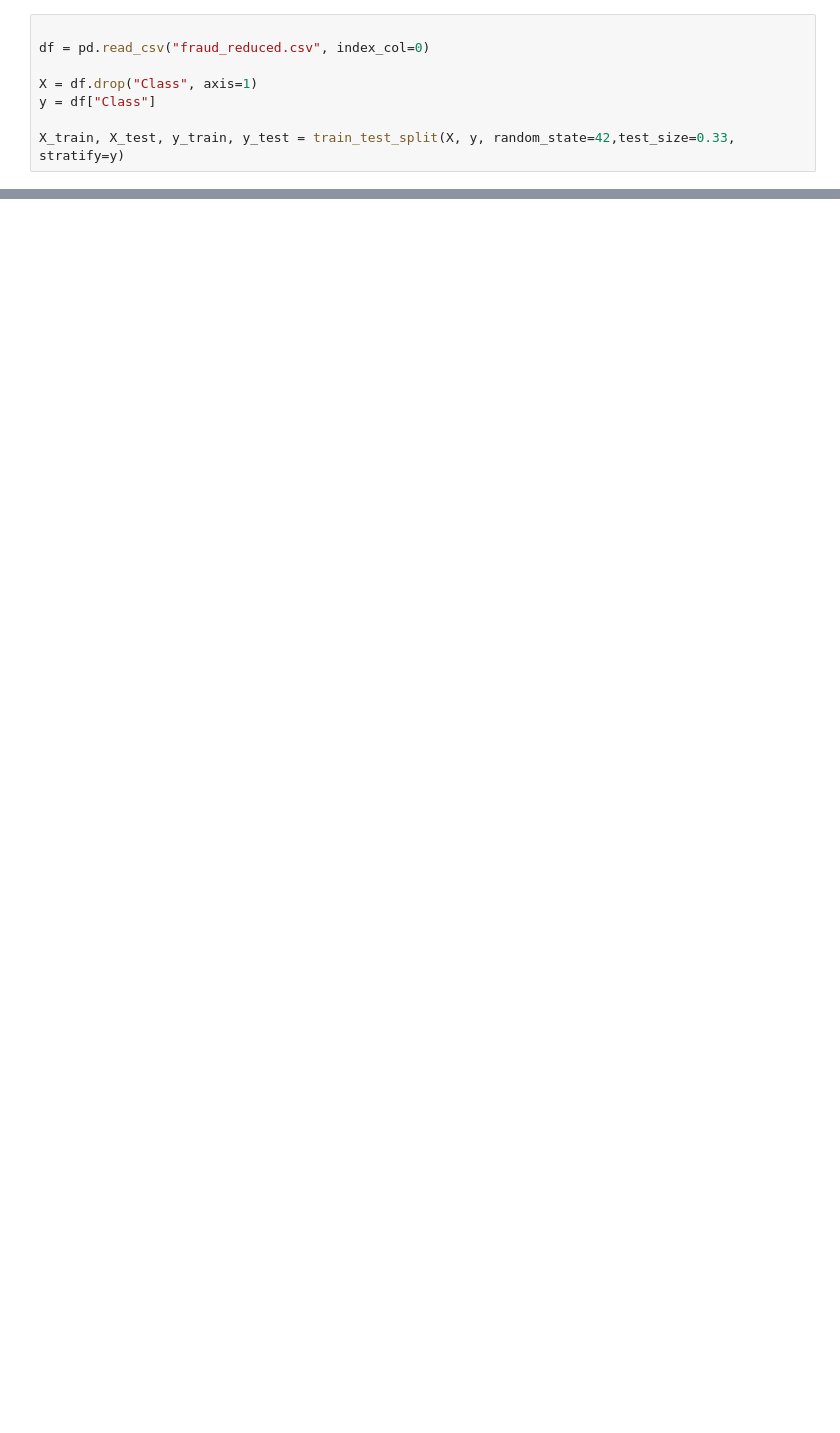
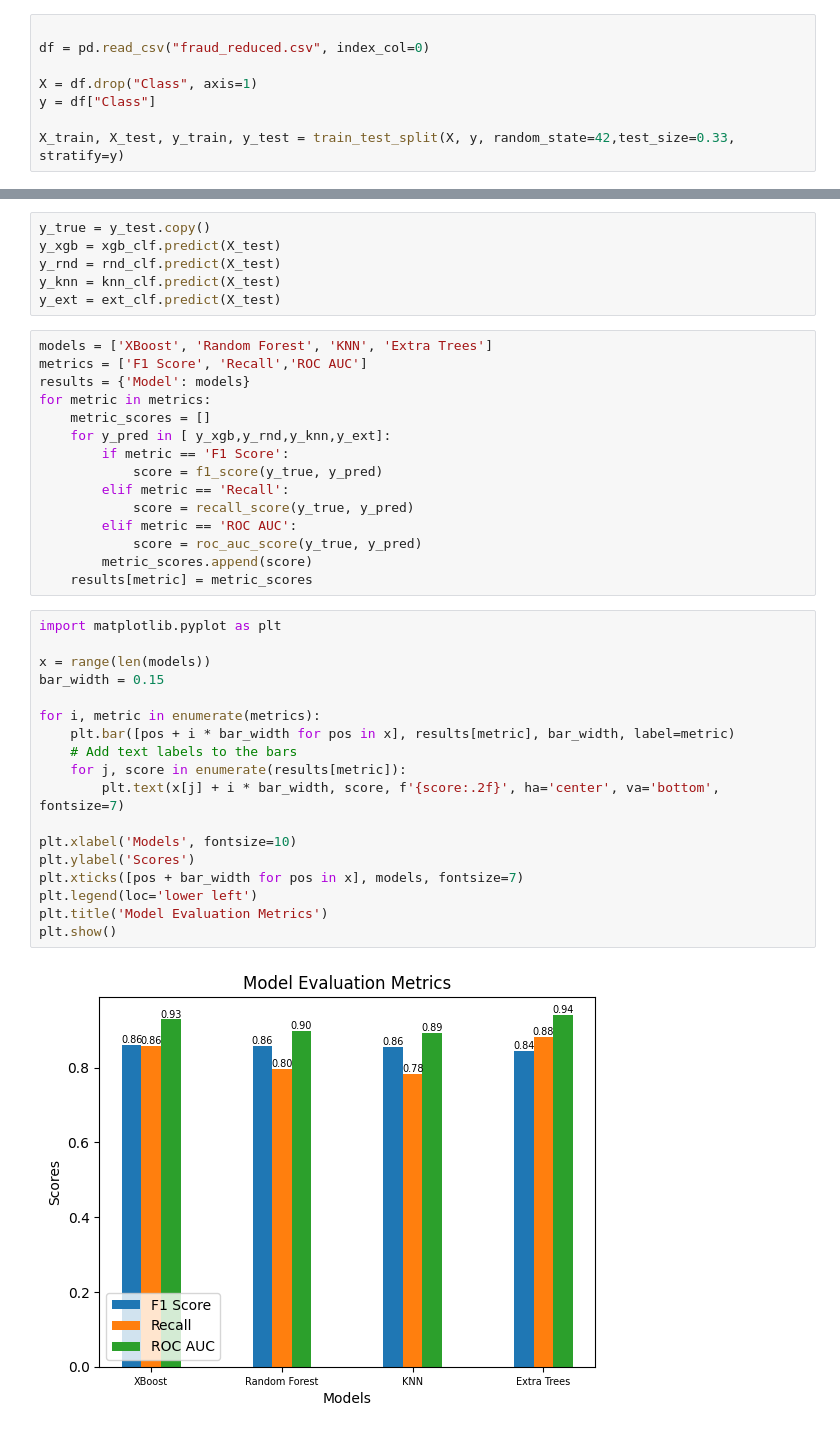
Before and after one commit to gomezgaston/ML-fraudprevention, a Jupyter notebook: Model_Ensambling.ipynb, the cells around one changed output, grey strips where cells are left out. Drawn from its saved outputs; the diff is of its cells as text; blank space fills up the shorter version.

```diff
--- a/Model_Ensambling.ipynb
+++ b/Model_Ensambling.ipynb
@@ -225,0 +51,41 @@ stats_soft = [(VC_soft_Recall, VC_soft_Precision, VC_soft_f1, VC_soft_accuracy)]
+# %%
+y_true = y_test.copy()
+y_xgb = xgb_clf.predict(X_test)
+y_rnd = rnd_clf.predict(X_test)
+y_knn = knn_clf.predict(X_test)
+y_ext = ext_clf.predict(X_test)
+# %%
+models = ['XBoost', 'Random Forest', 'KNN', 'Extra Trees']
+metrics = ['F1 Score', 'Recall','ROC AUC']
+results = {'Model': models}
+for metric in metrics:
+    metric_scores = []
+    for y_pred in [ y_xgb,y_rnd,y_knn,y_ext]:
+        if metric == 'F1 Score':
+            score = f1_score(y_true, y_pred)
+        elif metric == 'Recall':
+            score = recall_score(y_true, y_pred)
+        elif metric == 'ROC AUC':
+            score = roc_auc_score(y_true, y_pred)
+        metric_scores.append(score)
+    results[metric] = metric_scores
+# %%
+import matplotlib.pyplot as plt
+
+x = range(len(models))
+bar_width = 0.15
+
+for i, metric in enumerate(metrics):
+    plt.bar([pos + i * bar_width for pos in x], results[metric], bar_width, label=metric)
+    # Add text labels to the bars
+    for j, score in enumerate(results[metric]):
+        plt.text(x[j] + i * bar_width, score, f'{score:.2f}', ha='center', va='bottom', fontsize=7)
+
+plt.xlabel('Models', fontsize=10)
+plt.ylabel('Scores')
+plt.xticks([pos + bar_width for pos in x], models, fontsize=7)
+plt.legend(loc='lower left')
+plt.title('Model Evaluation Metrics')
+plt.show()
+# %% [output]
+[figure, added]
```
Also changed, not shown: parts of 52 cells of this notebook, 14 other files.
